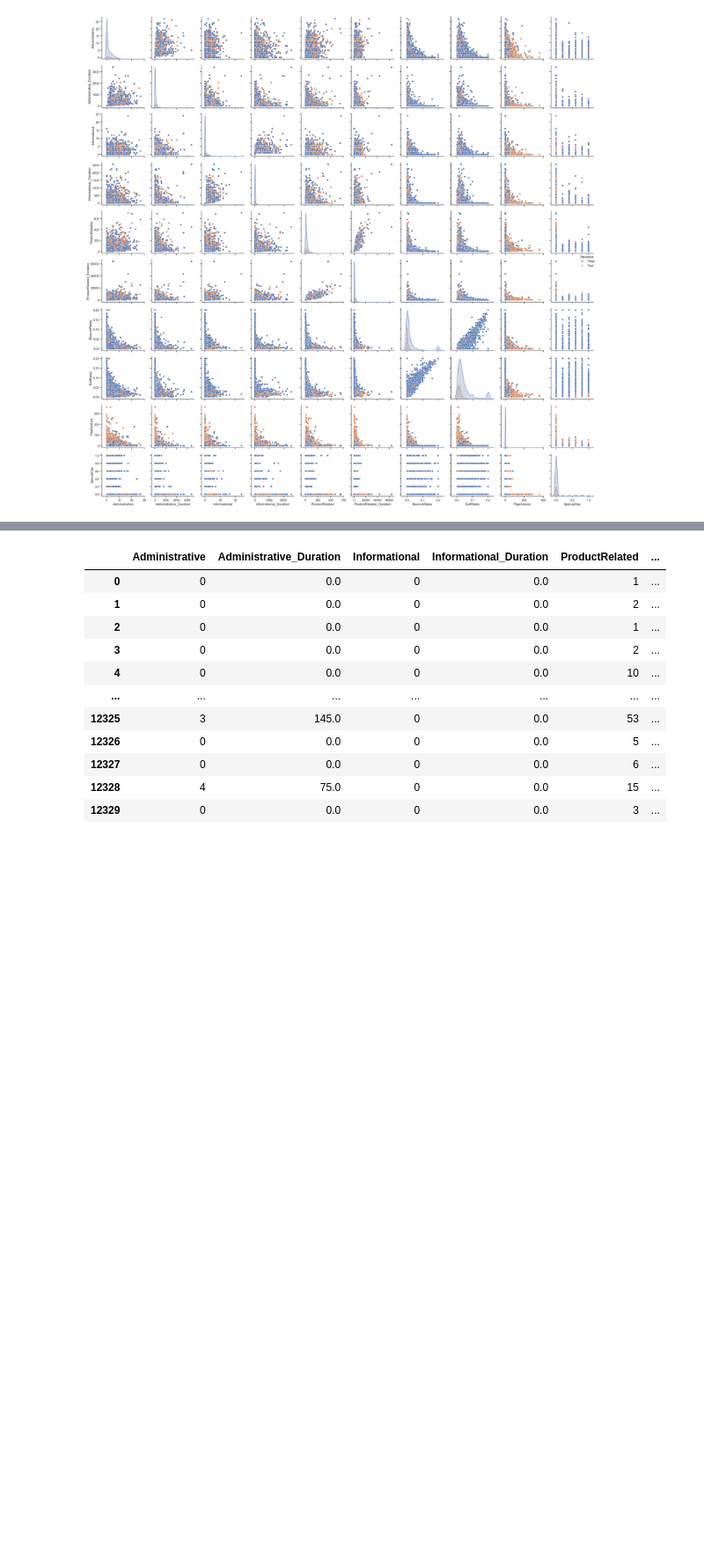
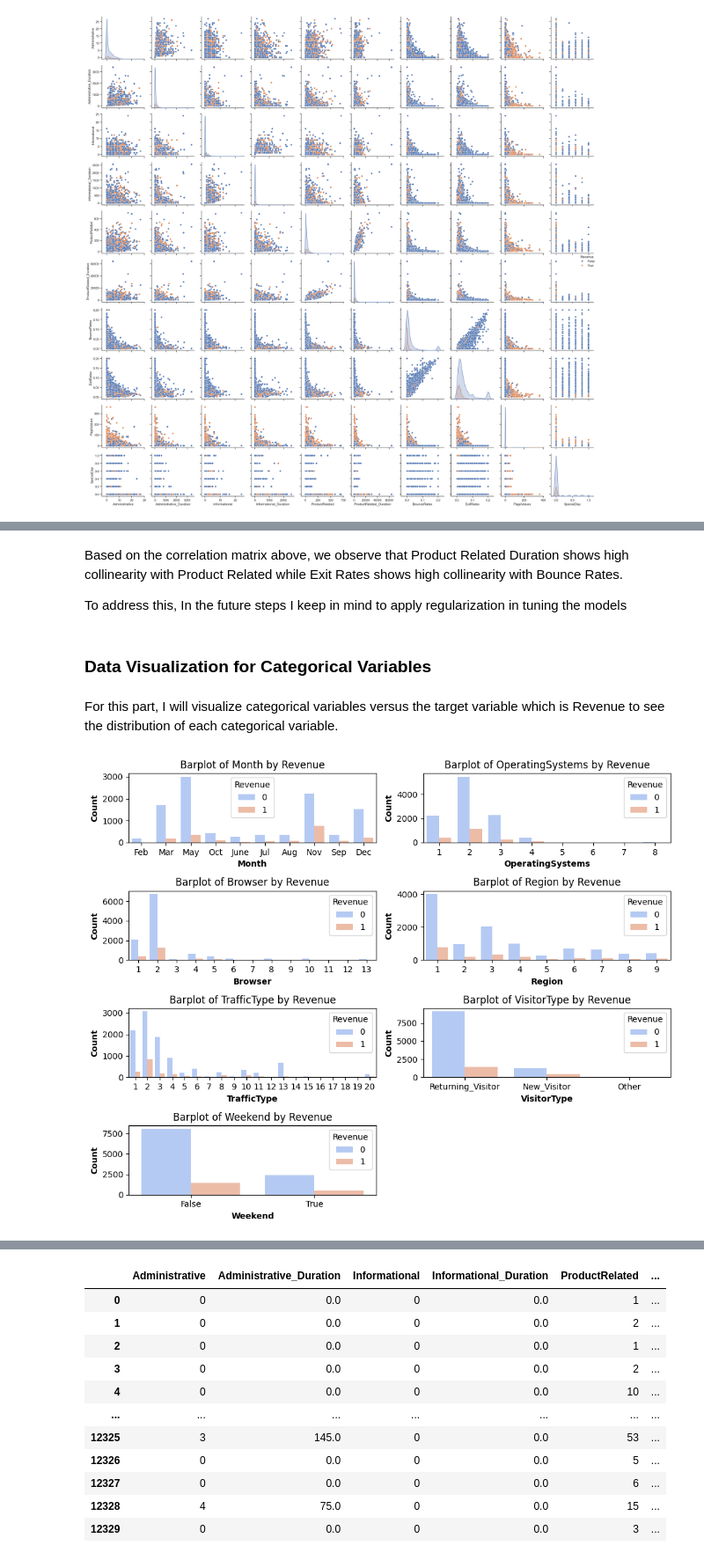
Before and after one commit to florenciairene27/Online-Visitors, a Jupyter notebook: online visitor.ipynb, the cells around one changed output, grey strips where cells are left out. Shown at 88% size. Saved outputs shown, nothing was run; the diff lists cells and outputs as text; code cells hidden in the pictures; blank space fills up the shorter version.

```diff
--- a/online visitor.ipynb
+++ b/online visitor.ipynb
@@ -137,7 +134,9 @@ There is no missing values on each variables!
 # %%
 unique_values = {}
 
-for col in ['Month', 'OperatingSystems', 'Browser', 'Region', 'TrafficType', 'VisitorType', 'Weekend', 'Revenue']:
+categorical_columns = ['Month', 'OperatingSystems', 'Browser', 'Region', 'TrafficType', 'VisitorType', 'Weekend']
+
+for col in categorical_columns:
     unique_values[col] = df[col].unique()
 
 unique_values
@@ -200,0 +204,29 @@ cm =
+# %% [markdown]
+Based on the correlation matrix above, we observe that Product Related Duration shows high collinearity with Product Related while Exit Rates shows high collinearity with Bounce Rates.
+
+To address this, In the future steps I keep in mind to apply regularization in tuning the models
+# %% [markdown]
+### Data Visualization for Categorical Variables
+# %% [markdown]
+For this part, I will visualize categorical variables versus the target variable which is Revenue to see the distribution of each categorical variable.
+# %%
+num_cols = 2
+num_rows = (len(categorical_columns) + num_cols - 1 ) // num_cols
+
+fig, axes = plt.subplots(nrows = num_rows, ncols = num_cols, figsize =(10,8))
+
+axes = axes.flatten()
+
+for i, col in enumerate(categorical_columns):
+    sns.countplot(x = col,hue = 'Revenue' , palette ='coolwarm' ,data = df, ax = axes[i])
+    axes[i].set_title(f'Barplot of {col} by Revenue')
+    axes[i].set_xlabel(col, fontweight = 'bold')
+    axes[i].set_ylabel('Count',fontweight = 'bold')
+
+for j in range(len(categorical_columns), num_rows * num_cols):
+    axes[j].axis('off')
+
+plt.tight_layout()
+plt.show()
+# %% [output]
+[figure, added]
```
Also changed, not shown: parts of 24 cells of this notebook.
